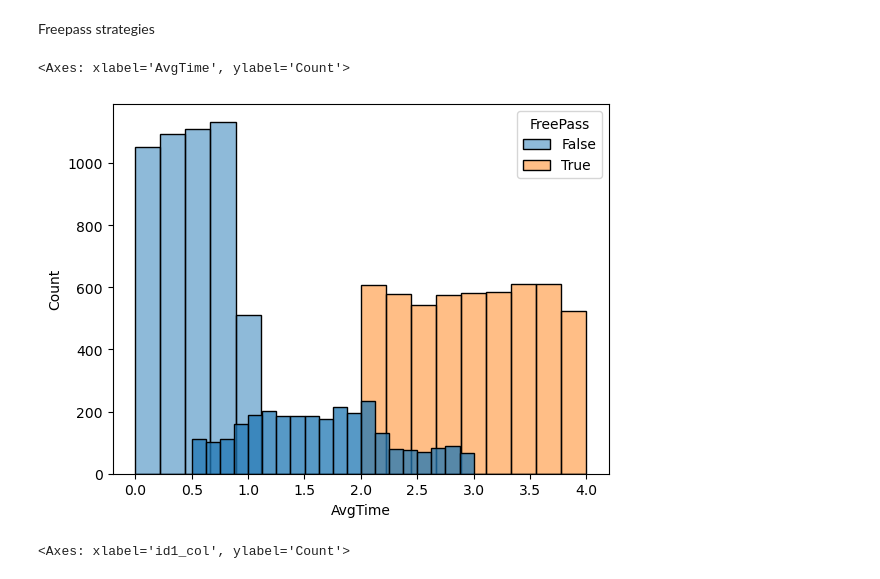
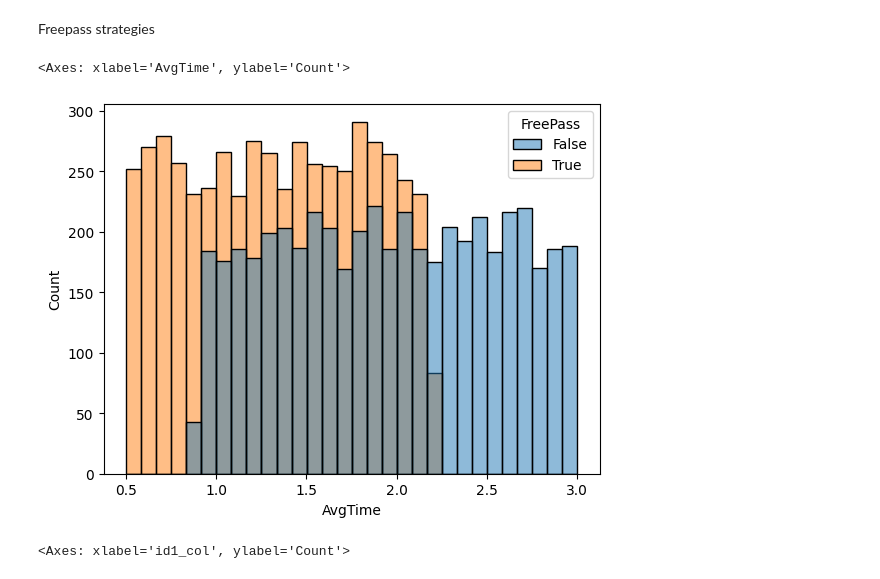
Before and after one commit to peter-clark/intro-to-ml, a Jupyter notebook: last_day.ipynb, the cells around one changed output. Saved outputs shown, nothing was run; the diff lists cells and outputs as text; code cells hidden in the pictures.

```diff
--- a/last_day.ipynb
+++ b/last_day.ipynb
@@ -260,3 +261,24 @@ Index(['Id', 'PreferedAlbum', 'Vinyl', 'AvgTime', 'Age', 'VIP', 'Food',
        'logFood', 'id1_col', 'id2_col', 'Opinion_Polarity', 'Concert_City',
        'Ticket_Type', 'Ticket_Num', 'Ticket_Class'],
       dtype='object')
+# %%
+SPLIT = 2.0
+
+tmin, tmax = data_test_cat['AvgTime'].min(), data_test_cat['AvgTime'].max()
+
+low = data_cat['AvgTime'] < SPLIT
+high = ~low
+
+lmin, lmax = data_cat.loc[low, 'AvgTime'].min(), data_cat.loc[low, 'AvgTime'].max()
+hmin, hmax = data_cat.loc[high, 'AvgTime'].min(), data_cat.loc[high, 'AvgTime'].max()
+
+data_cat['AvgTimeNorm'] = np.nan
+data_cat.loc[low, 'AvgTimeNorm'] = (
+    (data_cat.loc[low, 'AvgTime'] - lmin) / (lmax - lmin)
+) * (tmax - tmin) + tmin
+
+data_cat.loc[high, 'AvgTimeNorm'] = (
+    (data_cat.loc[high, 'AvgTime'] - hmin) / (hmax - hmin)
+) * (tmax - tmin) + tmin
+
+data_cat.AvgTime = data_cat.AvgTimeNorm
@@ -262,0 +301,7 @@ Index(['Id', 'PreferedAlbum', 'Vinyl', 'AvgTime', 'Age', 'VIP', 'Food',
+# %%
+data_cat['AvgTime2']=data_cat.apply(
+    lambda x: x['AvgTime']*2.1+0.9 if x['FreePass'] == False else x['AvgTime']*(1.7/2)-1.2, axis=1
+)
+data_cat=data_cat.drop(columns='AvgTime')
+data_cat['AvgTime']=data_cat['AvgTime2']
+data_cat=data_cat.drop(columns='AvgTime2')
@@ -288,10 +351,10 @@ Opinion strategies
 Freepass strategies
 # %%
 sns.histplot(data=data_cat,x='AvgTime', hue='FreePass')
-sns.histplot(data=data_test_cat,x='AvgTime',legend='test_distribution')
+#sns.histplot(data=data_test_cat,x='AvgTime',legend='test_distribution')
 # %% [output]
 <Axes: xlabel='AvgTime', ylabel='Count'>
-[figure, old version]
+[figure, new version]
 # %%
 sns.histplot(data=data_cat,x='id1_col', hue='FreePass')
 # %% [output]
```
Also changed, not shown: parts of 13 cells of this notebook, 1 other file.
